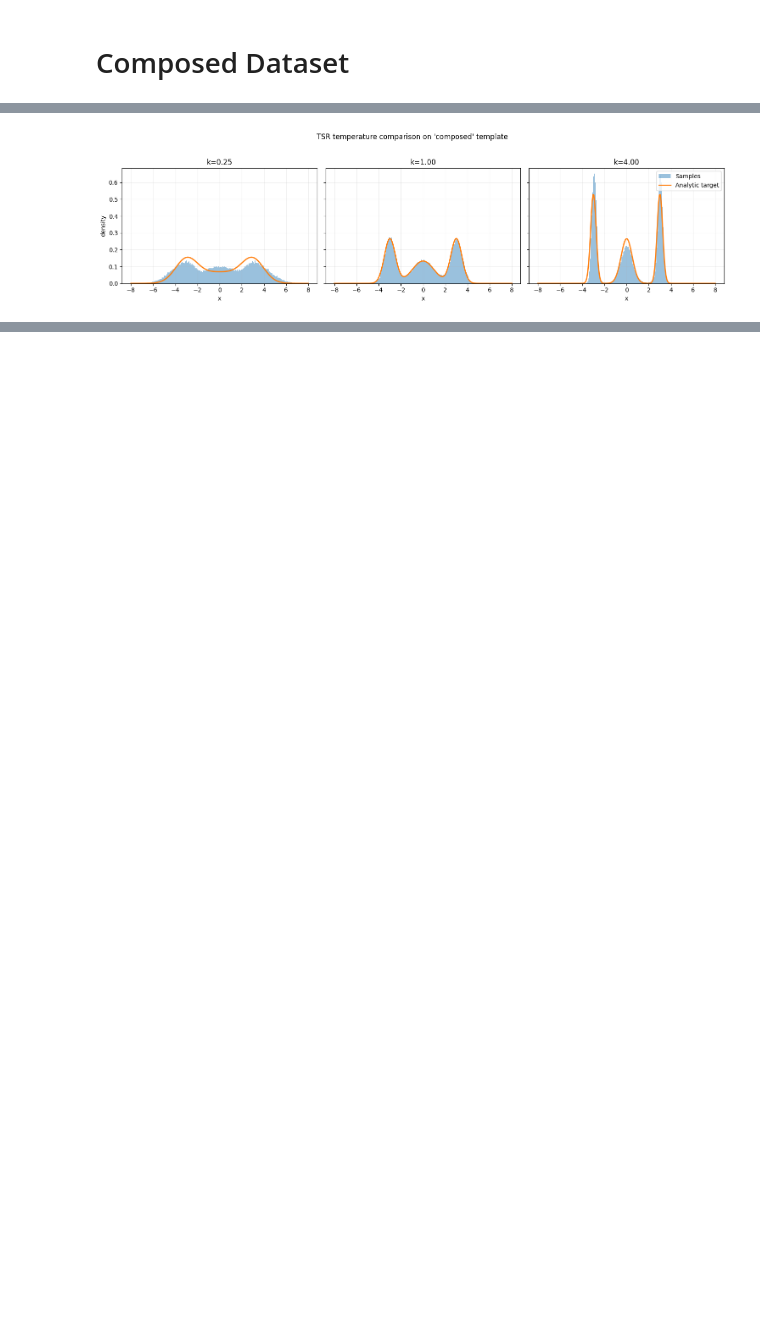
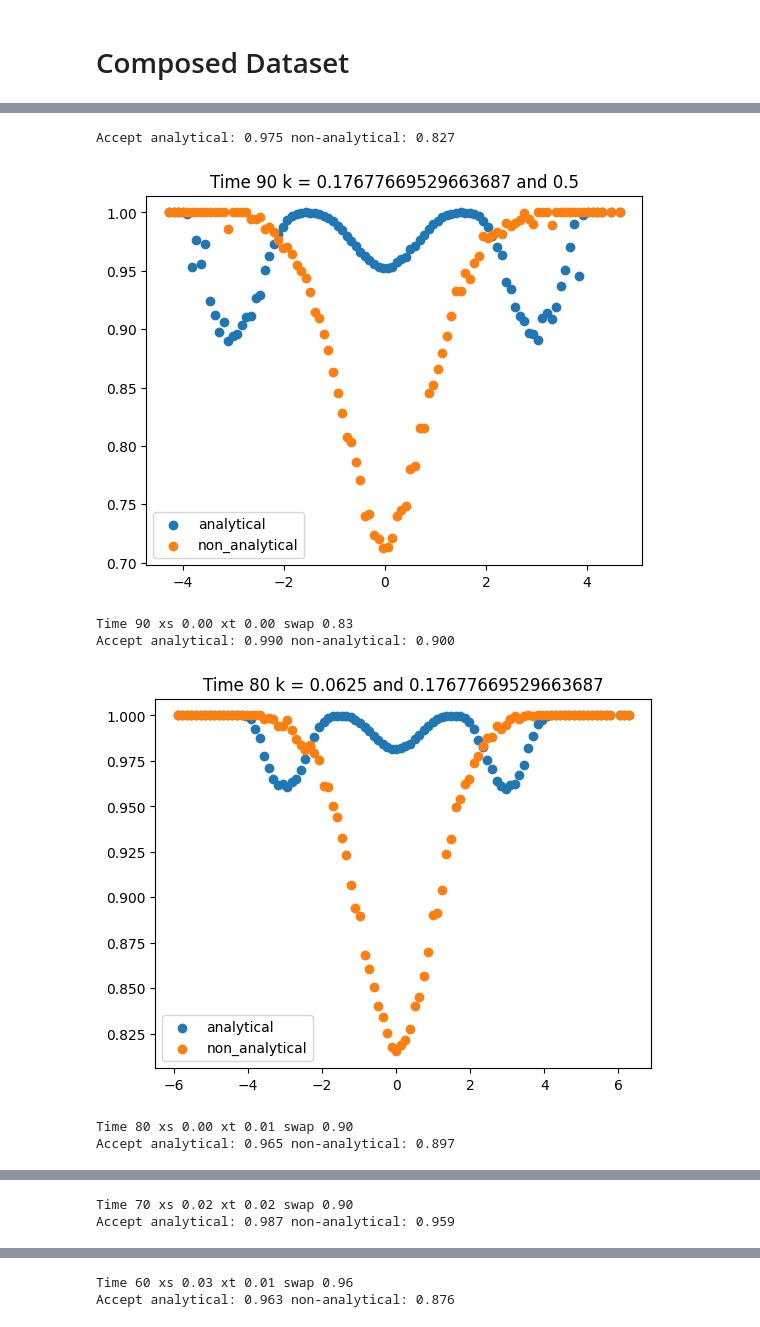
Before and after one commit to oatmeallover/parallel_tempering, a Jupyter notebook: tempered_energy.ipynb, the cells around one changed output, grey strips where cells are left out. Drawn from its saved outputs; the diff is of its cells as text; code cells hidden in the pictures; blank space fills up the shorter version.

```diff
--- a/tempered_energy.ipynb
+++ b/tempered_energy.ipynb
@@ -12,11 +13,9 @@ from src.dataset import load_mnist_tensor
 # %% [markdown]
 # MNIST Dataset
 # %%
-dataset="mnist"
-
-sigma=1.0
+k_range = np.array([1/4, 1/3, 1/2, 1, 2, 3, 4])
+sigma=0.8
 n_bins=220
-n_samples=4
-k=4.0
 n_replicas=3
+n_samples = 4
 # %%
@@ -103,4 +70,10 @@ Accept analytical: 0.960 non-analytical: 0.949
-# %%
-_ = plot_temperature_triptych(dataset_name=dataset, sigma=sigma, n_bins=n_bins,n_replicas=n_replicas, n_samples=n_samples, k=k, replica_swaps=False)
-# %% [output]
-[figure, removed]
+# %%
+_ = plot_temperature_triptych(dataset_name="composed", sigma=sigma, n_bins=n_bins, n_samples=n_samples, k=0.5, replica_swaps=True)
+# %% [output]
+Accept analytical: 0.975 non-analytical: 0.827
+[figure, added]
+Time 90 xs 0.00 xt 0.00 swap 0.83
+Accept analytical: 0.990 non-analytical: 0.900
+[figure, added]
+Time 80 xs 0.00 xt 0.01 swap 0.90
+Accept analytical: 0.965 non-analytical: 0.897
@@ -106,0 +81,2 @@ _ = plot_temperature_triptych(dataset_name=dataset, sigma=sigma, n_bins=n_bins,n
+Time 70 xs 0.02 xt 0.02 swap 0.90
+Accept analytical: 0.987 non-analytical: 0.959
@@ -106,0 +84,2 @@ _ = plot_temperature_triptych(dataset_name=dataset, sigma=sigma, n_bins=n_bins,n
+Time 60 xs 0.03 xt 0.01 swap 0.96
+Accept analytical: 0.963 non-analytical: 0.876
```
Also changed, not shown: parts of 8 cells of this notebook, 2 other files.
